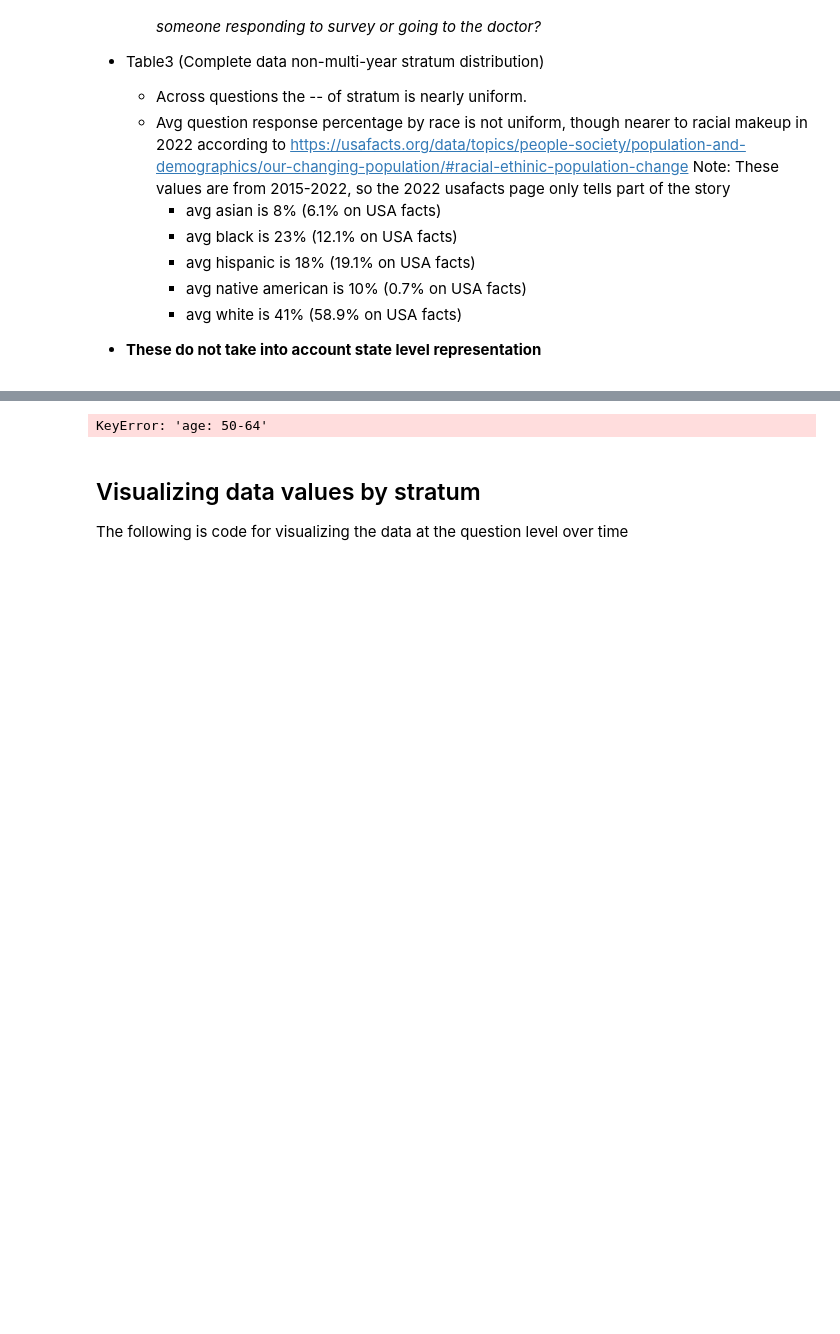
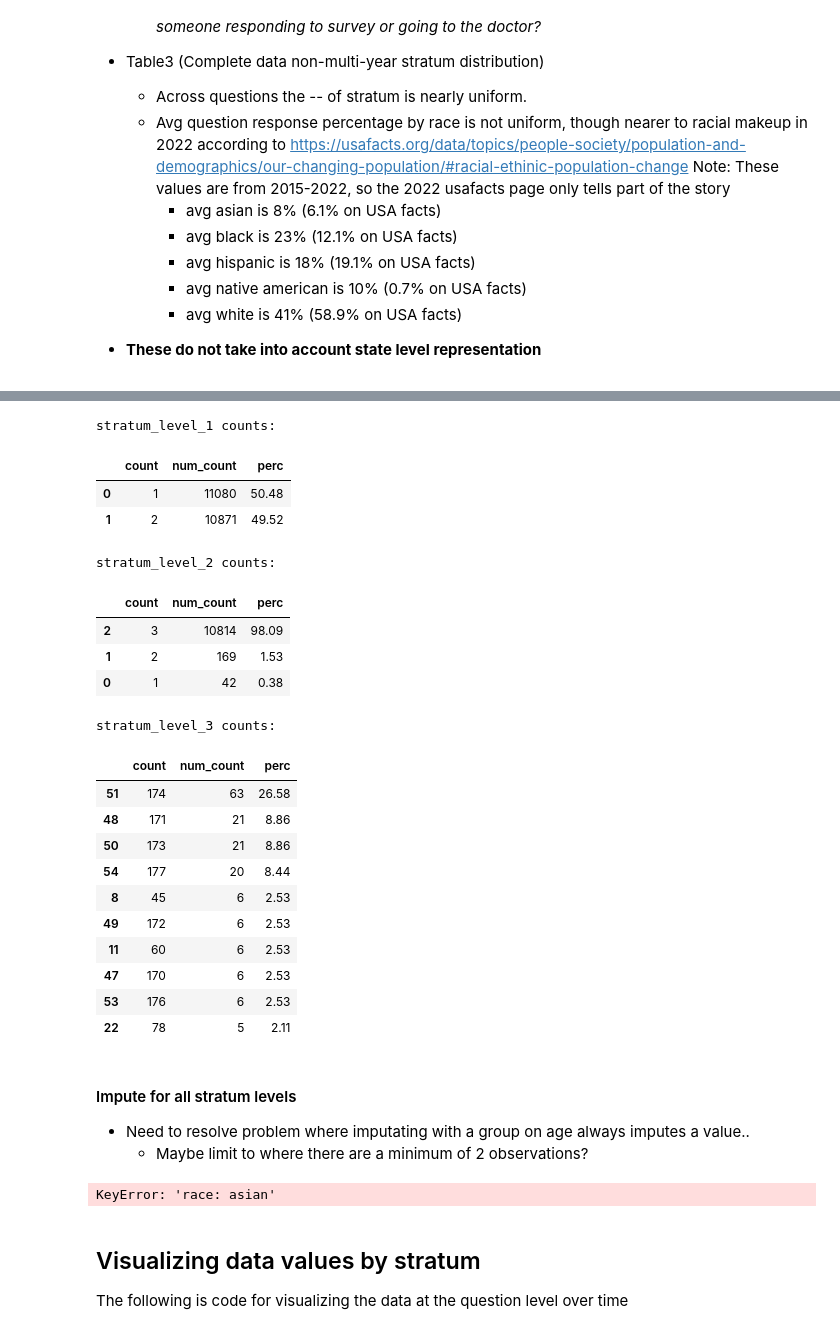
Before and after one commit to WulfNovak/python_data_cleaning, a Jupyter notebook: alz_health_data_clean.ipynb, the cells around one changed output, grey strips where cells are left out. Cells and saved outputs as stored; diff of their text form; code cells hidden in the pictures; blank space fills up the shorter version.

Commit message:
finding limitations of imputation method

```diff
--- a/alz_health_data_clean.ipynb
+++ b/alz_health_data_clean.ipynb
@@ -685,3 +700,66 @@ missing data by year
+# %%
+# Test what including the age variable does, how many missing values are there?
+
+# Testing over a few stratum to get prevailing theme
+stratum = 'gender: female'
+
+test1 = stratum_impute_1(full_data, stratum) # w/ age
+test2 = stratum_impute_2(full_data, stratum) # w/o age
+test3 = stratum_impute_3(full_data, stratum)
+
+# Create get perc function
+def get_count(df, var):
+    # get value, divide by sum of variables
+     result = (df.groupby('count')
+                 .agg(num_count = (var, 'count'))
+                 .reset_index())
+
+     result['perc'] = round((result.num_count / sum(result.num_count)) * 100, 2)
+     result = result.sort_values(by='perc', ascending=False)
+
+     return result.head(10)
+
+# Get counts
+counts1 = get_count(test1, 'count')
+counts2 = get_count(test2, 'count')
+counts3 = get_count(test3, 'count')
+
+print('stratum_level_1 counts:')
+counts1
+print('stratum_level_2 counts:')
+counts2
+print('stratum_level_3 counts:')
+counts3
+
+# Need to think about what is best for these imputed values...
+check1 = test1.loc[test1['count'] > 1]
+check2 = test1.loc[test1['count'] < 2]
+# %% [output]
+stratum_level_1 counts:
+|  | count | num_count | perc |
+| 0 | 1 | 11080 | 50.48 |
+| 1 | 2 | 10871 | 49.52 |
+stratum_level_2 counts:
+|  | count | num_count | perc |
+| 2 | 3 | 10814 | 98.09 |
+| 1 | 2 | 169 | 1.53 |
+| 0 | 1 | 42 | 0.38 |
+stratum_level_3 counts:
+|  | count | num_count | perc |
+| 51 | 174 | 63 | 26.58 |
+| 48 | 171 | 21 | 8.86 |
+| 50 | 173 | 21 | 8.86 |
+| 54 | 177 | 20 | 8.44 |
+| 8 | 45 | 6 | 2.53 |
+| 49 | 172 | 6 | 2.53 |
+| 11 | 60 | 6 | 2.53 |
+| 47 | 170 | 6 | 2.53 |
+| 53 | 176 | 6 | 2.53 |
+| 22 | 78 | 5 | 2.11 |
+# %% [markdown]
+#### Impute for all stratum levels
+- Need to resolve problem where imputating with a group on age always imputes a value..
+    - Maybe limit to where there are a minimum of 2 observations?
 # %%
 #estimates = imputation_df.copy()
 estimates = imputation_df[imputation_df['data_value'].isna()]
@@ -717,9 +795,14 @@ to_impute = imputation_df[imputation_df['data_value'].isna()]
        # maybe add impute, impute_2 columns
 
 # list of stratum
-stratum_list = ['age: 50-64','age: 65+', 'age: overall', 'race: asian', 'race: black',
+       ### Maybe Age needs to be excluded, and instead grouped on
+       # excluded: 'age: 50-64','age: 65+', 'age: overall',
+              # race and gender information is given on different rows
+stratum_list = ['race: asian', 'race: black', # race and gender information is given on different rows
                 'gender: female', 'race: hispanic', 'gender: male',
-                'race: native american', 'overall: overall', 'race: white']
+                'race: native american', 'overall: overall', 'race: white',
+                # age values have last priority for imputation
+                'age: 50-64','age: 65+', 'age: overall',]
 
 # Can these imputed values be rejoined into the dataframe?
        # Can be joined to imputation_df, must use ALL variables
@@ -755,7 +838,7 @@ for i in range(len(stratum_list)):
     # Add to imputed_values dataframe
     imputed_values = imputed_values.pd.concat(imputed, ignore_index=True)
 # %% [output]
-KeyError: 'age: 50-64'
+KeyError: 'race: asian'
 # %%
 # Checks:
 # Check if the length of the missing values and imputed values are the same
```
Also changed, not shown: parts of 10 cells of this notebook.
